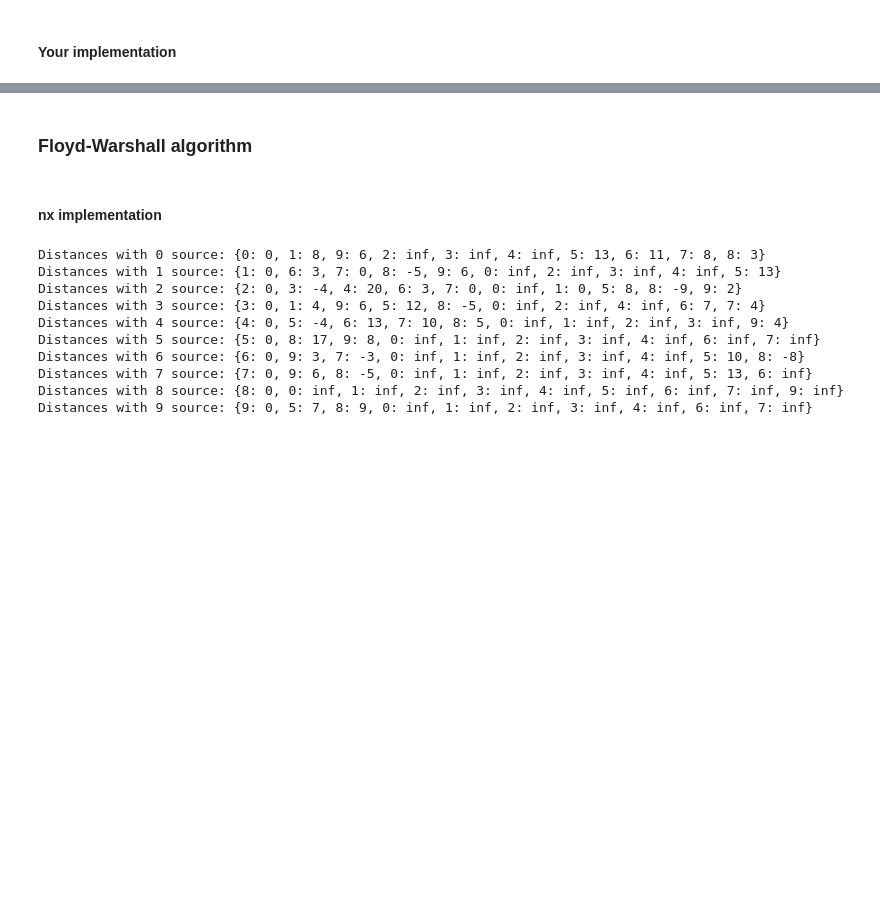
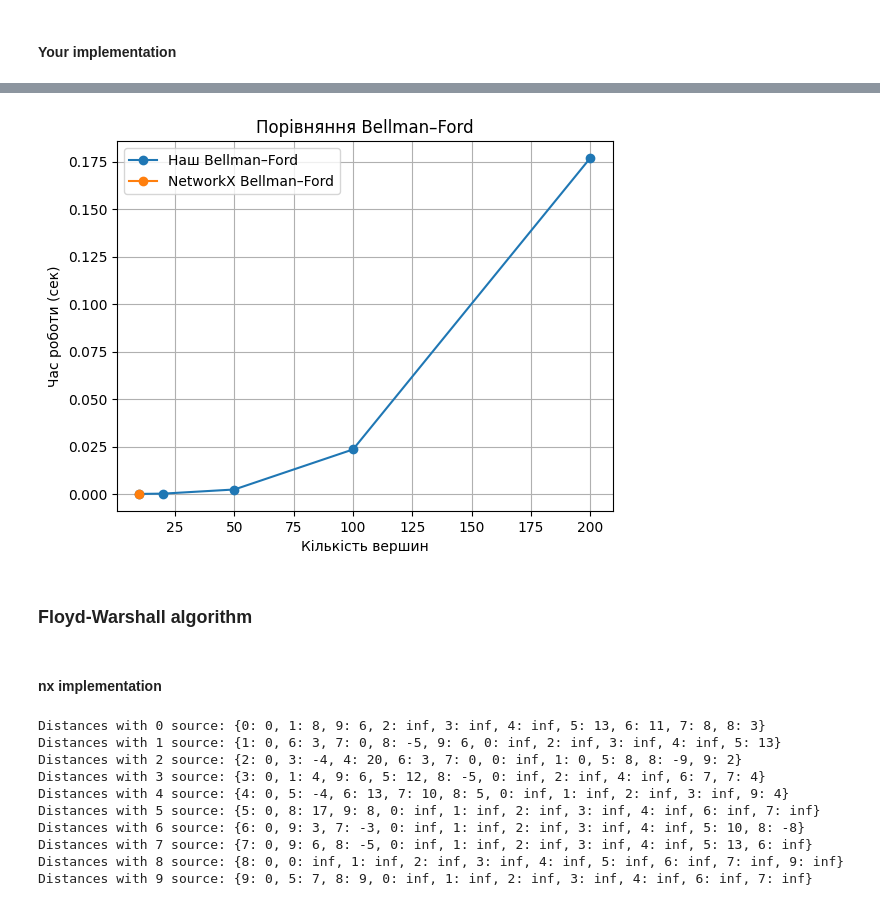
Before and after one commit to yuliiayakymiv/Lab1_Trees, a Jupyter notebook: Lab1_Trees.ipynb, the cells around one changed output, grey strips where cells are left out. Saved outputs shown, nothing was run; the diff lists cells and outputs as text; code cells hidden in the pictures; blank space fills up the shorter version.

```diff
--- a/Lab1_Trees.ipynb
+++ b/Lab1_Trees.ipynb
@@ -269,0 +271,82 @@ Distance to 5: 13
+# %%
+import math
+
+def bellman_ford_my(n, edges, start):
+    dist = [math.inf] * n
+    dist[start] = 0
+
+    # основні ітерації
+    for _ in range(n - 1):
+        for u, v, w in edges:
+            if dist[u] != math.inf and dist[u] + w < dist[v]:
+                dist[v] = dist[u] + w
+
+    # перевірка на від’ємний цикл
+    has_negative_cycle = False
+    for u, v, w in edges:
+        if dist[u] != math.inf and dist[u] + w < dist[v]:
+            has_negative_cycle = True
+            break
+
+    return dist, has_negative_cycle
+
+
+
+
+def to_edge_list(G):
+    edges = []
+    for u, v, data in G.edges(data=True):
+        w = data.get("weight", 1)
+        edges.append((u, v, w))
+    return edges
+
+
+
+n = G.number_of_nodes()
+edges = to_edge_list(G)
+
+dist_my, neg_cycle = bellman_ford_my(n, edges, 0)
+
+print("Відстані від вершини 0:", dist_my)
+print("Є від’ємний цикл:", neg_cycle)
+
+
+
+import time
+
+sizes = [10, 20, 50, 100, 200]
+my_times = []
+nx_times = []
+
+for sz in sizes:
+    print("Розмір графа:", sz)
+
+    G_sz = gnp_random_connected_graph(sz, 0.5, True, False)
+    edges = to_edge_list(G_sz)
+
+    # наш Bellman–Ford
+    start_time = time.time()
+    bellman_ford_my(sz, edges, 0)
+    my_times.append(time.time() - start_time)
+
+    # Bellman–Ford з NetworkX
+    start_time = time.time()
+    try:
+        nx.single_source_bellman_ford(G_sz, 0, weight="weight")
+        nx_times.append(time.time() - start_time)
+    except nx.NetworkXUnbounded:
+        nx_times.append(float("nan"))
+
+
+
+
+plt.plot(sizes, my_times, marker='o', label="Наш Bellman–Ford")
+plt.plot(sizes, nx_times, marker='o', label="NetworkX Bellman–Ford")
+
+plt.xlabel("Кількість вершин")
+plt.ylabel("Час роботи (сек)")
+plt.title("Порівняння Bellman–Ford")
+plt.grid(True)
+plt.legend()
+plt.show()
+# %% [output]
@@ -270,3 +360,4 @@ Distance to 5: 13
+[figure, added]
 # %% [markdown]
 ### Floyd-Warshall algorithm
 # %% [markdown]
```
Also changed, not shown: parts of 8 cells of this notebook.
